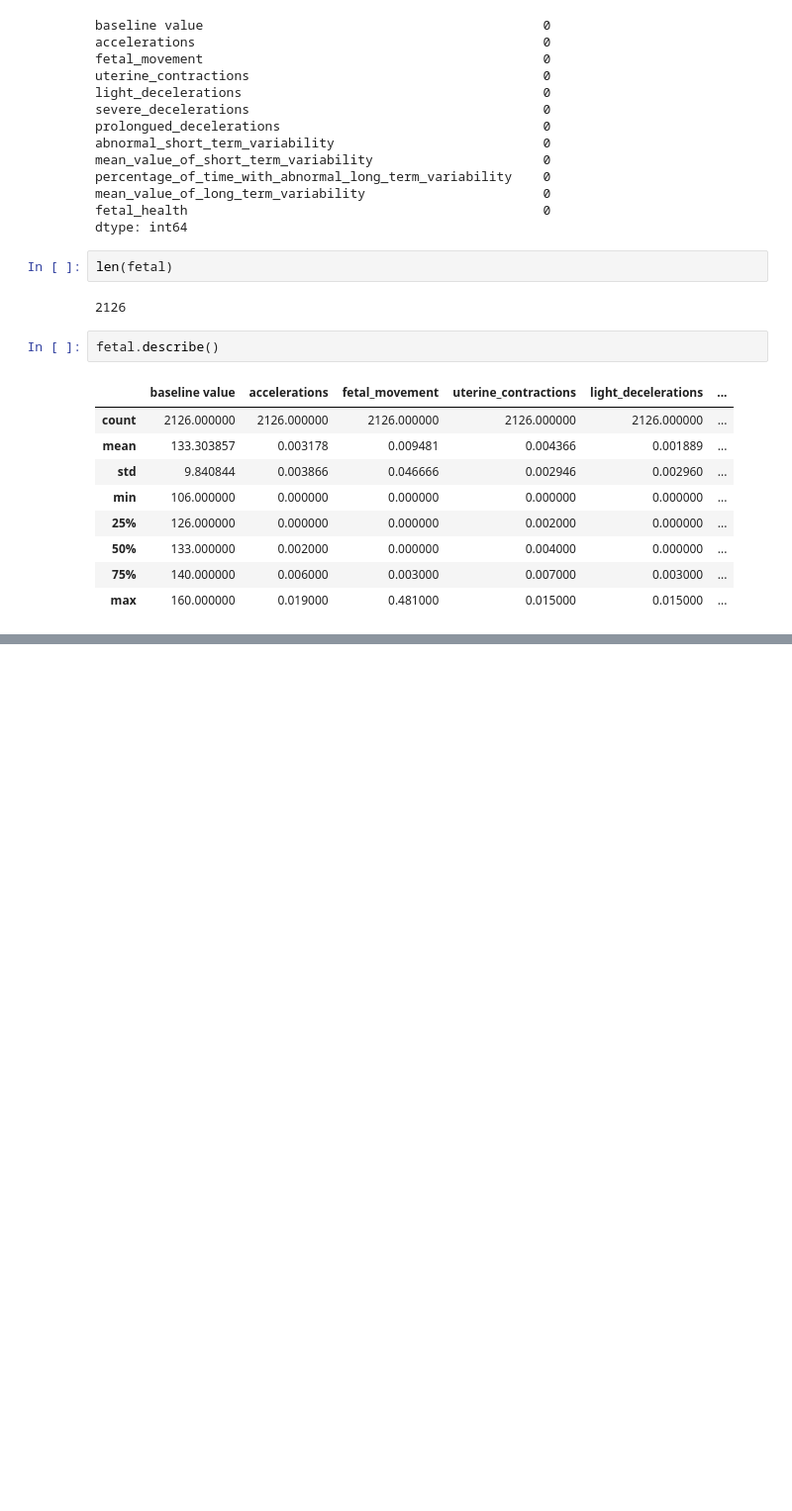
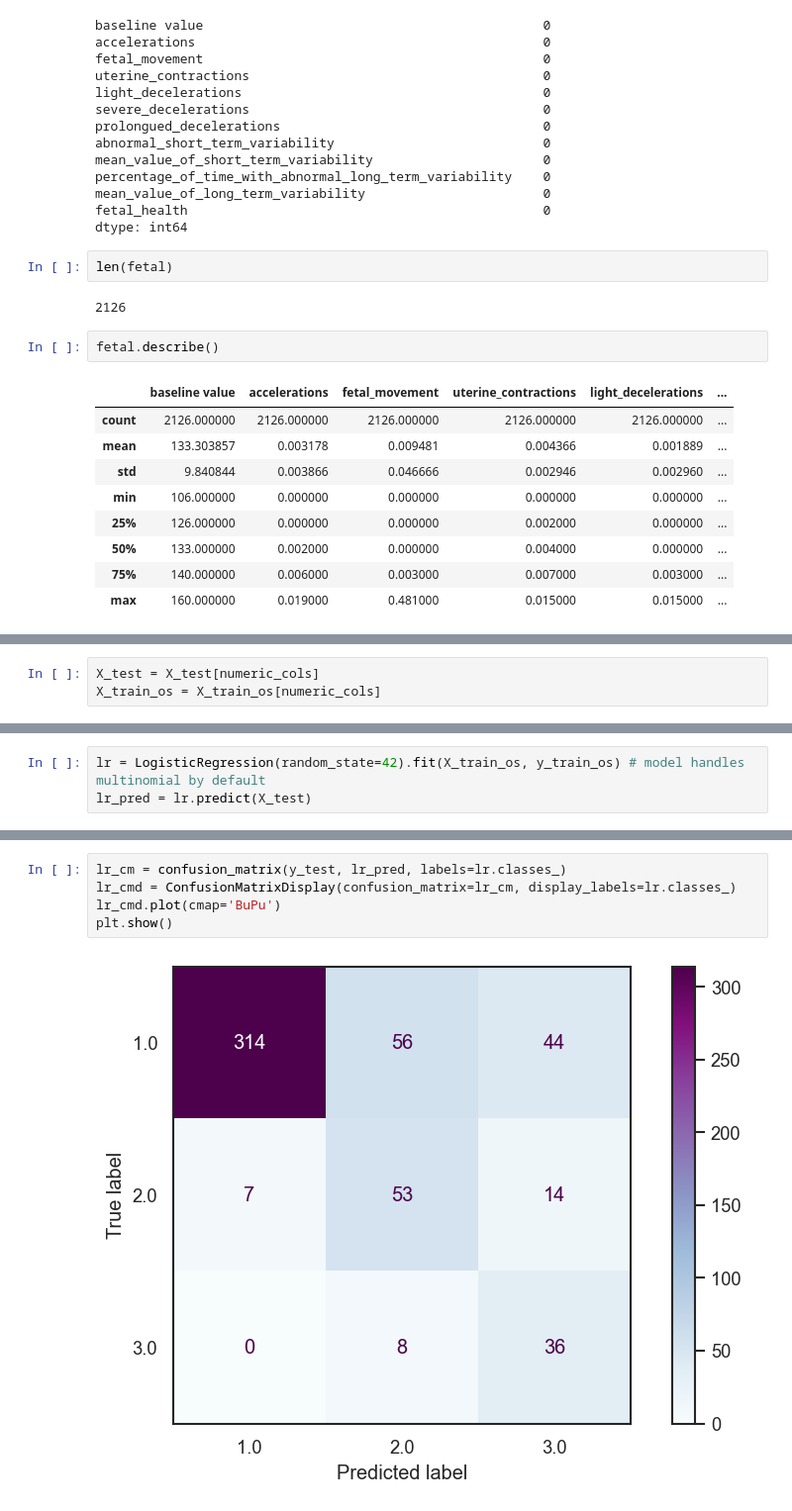
Before and after one commit to adamaj99pwr/ML, a Jupyter notebook: lab3/lab3.ipynb, the cells around one changed output, grey strips where cells are left out. Shown at 99% size. Saved outputs shown, nothing was run; the diff lists cells and outputs as text; blank space fills up the shorter version.

```diff
--- a/lab3/lab3.ipynb
+++ b/lab3/lab3.ipynb
@@ -103,0 +132,3 @@ plt.show()
+# %%
+X_test = X_test[numeric_cols]
+X_train_os = X_train_os[numeric_cols]
@@ -103,0 +162,3 @@ plt.show()
+# %%
+lr = LogisticRegression(random_state=42).fit(X_train_os, y_train_os) # model handles multinomial by default
+lr_pred = lr.predict(X_test)
@@ -103,0 +169,7 @@ plt.show()
+# %%
+lr_cm = confusion_matrix(y_test, lr_pred, labels=lr.classes_)
+lr_cmd = ConfusionMatrixDisplay(confusion_matrix=lr_cm, display_labels=lr.classes_)
+lr_cmd.plot(cmap='BuPu')
+plt.show()
+# %% [output]
+[figure, added]
```
Also changed, not shown: parts of 37 cells of this notebook.
